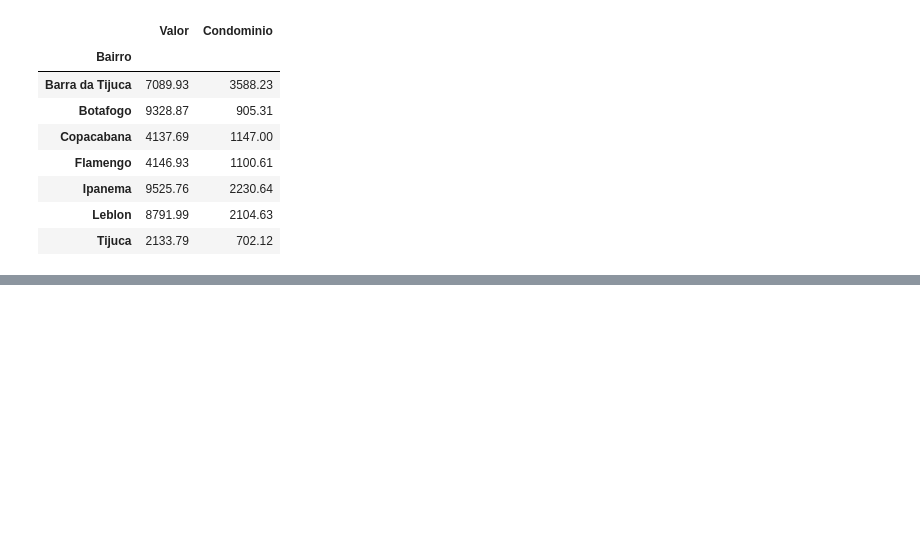
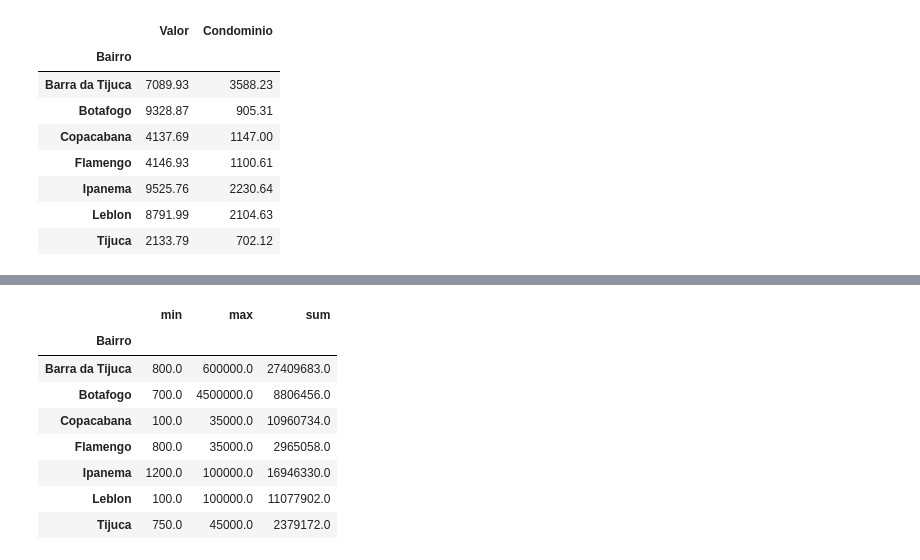
Before and after one commit to ThgMelo/python-pandas-tratando-analisando-dados, a Jupyter notebook: Criando Agrupamentos.ipynb, the cells around one changed output, grey strips where cells are left out. Drawn from its saved outputs; the diff is of its cells as text; code cells hidden in the pictures; blank space fills up the shorter version.

```diff
--- a/Criando Agrupamentos.ipynb
+++ b/Criando Agrupamentos.ipynb
@@ -85,0 +100,12 @@ grupo_bairro[['Valor', 'Condominio']].mean().round(2)
+# %%
+grupo_bairro['Valor'].aggregate(['min', 'max', 'sum'])
+# %% [output]
+|  | min | max | sum |
+| Bairro |  |  |  |
+| Barra da Tijuca | 800.0 | 600000.0 | 27409683.0 |
+| Botafogo | 700.0 | 4500000.0 | 8806456.0 |
+| Copacabana | 100.0 | 35000.0 | 10960734.0 |
+| Flamengo | 800.0 | 35000.0 | 2965058.0 |
+| Ipanema | 1200.0 | 100000.0 | 16946330.0 |
+| Leblon | 100.0 | 100000.0 | 11077902.0 |
+| Tijuca | 750.0 | 45000.0 | 2379172.0 |
```
Also changed, not shown: parts of 6 cells of this notebook.
